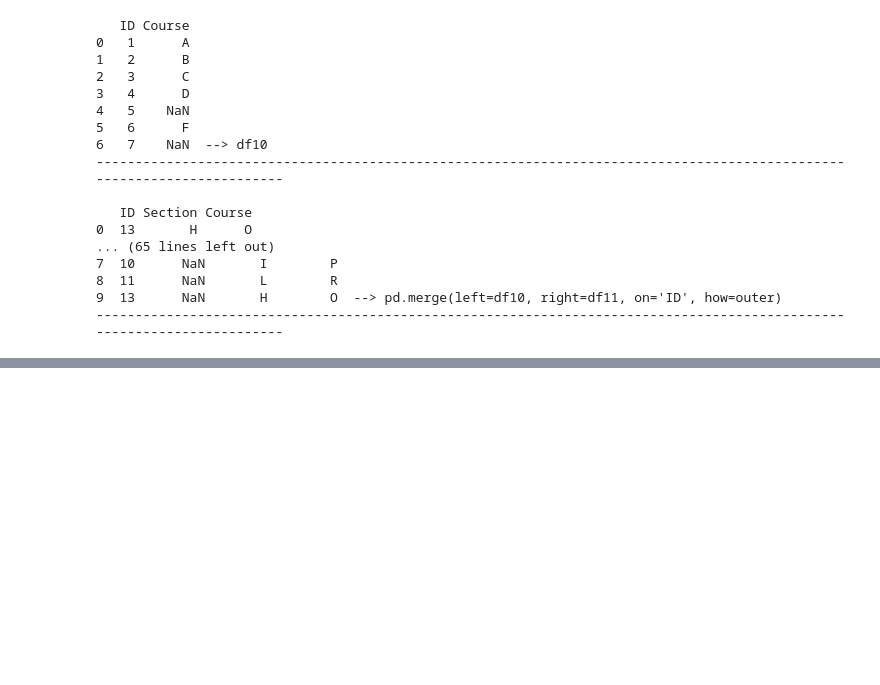
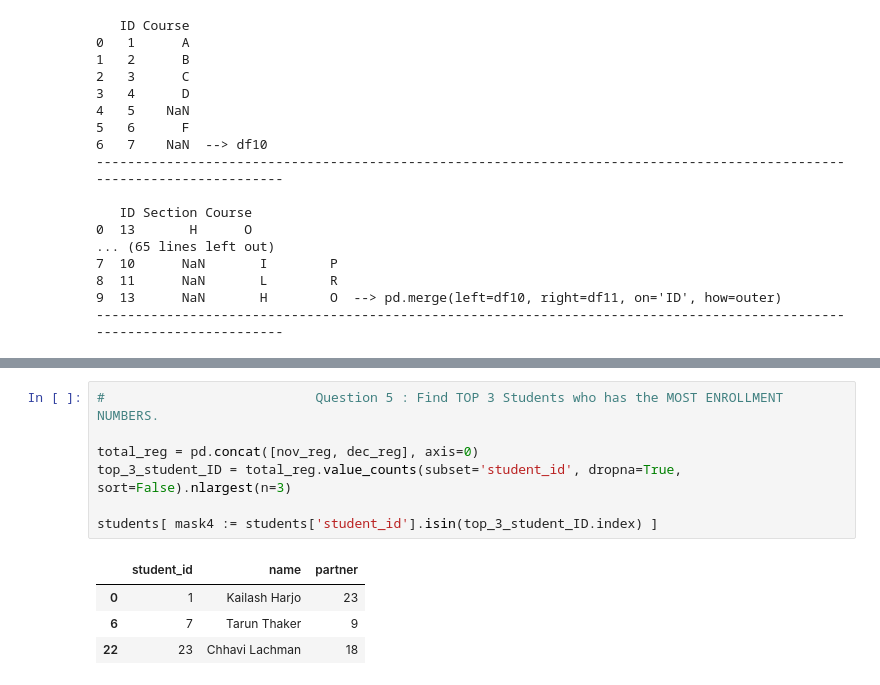
Before and after one commit to speedy1601/Data-Science-Library, a Jupyter notebook: pandas/DataFrame.ipynb, the cells around one changed output, grey strips where cells are left out. Drawn from its saved outputs; the diff is of its cells as text; blank space fills up the shorter version.

```diff
--- a/pandas/DataFrame.ipynb
+++ b/pandas/DataFrame.ipynb
@@ -1246,0 +1456,12 @@ print(pd.merge(left=df10, right=df11, on='ID', how='outer'), extra_info(f"pd.mer
+# %%
+#                           Question 5 : Find TOP 3 Students who has the MOST ENROLLMENT NUMBERS.
+
+total_reg = pd.concat([nov_reg, dec_reg], axis=0)
+top_3_student_ID = total_reg.value_counts(subset='student_id', dropna=True, sort=False).nlargest(n=3)
+
+students[ mask4 := students['student_id'].isin(top_3_student_ID.index) ]
+# %% [output]
+|  | student_id | name | partner |
+| 0 | 1 | Kailash Harjo | 23 |
+| 6 | 7 | Tarun Thaker | 9 |
+| 22 | 23 | Chhavi Lachman | 18 |
```
Also changed, not shown: parts of 10 cells of this notebook, 2 other files.
